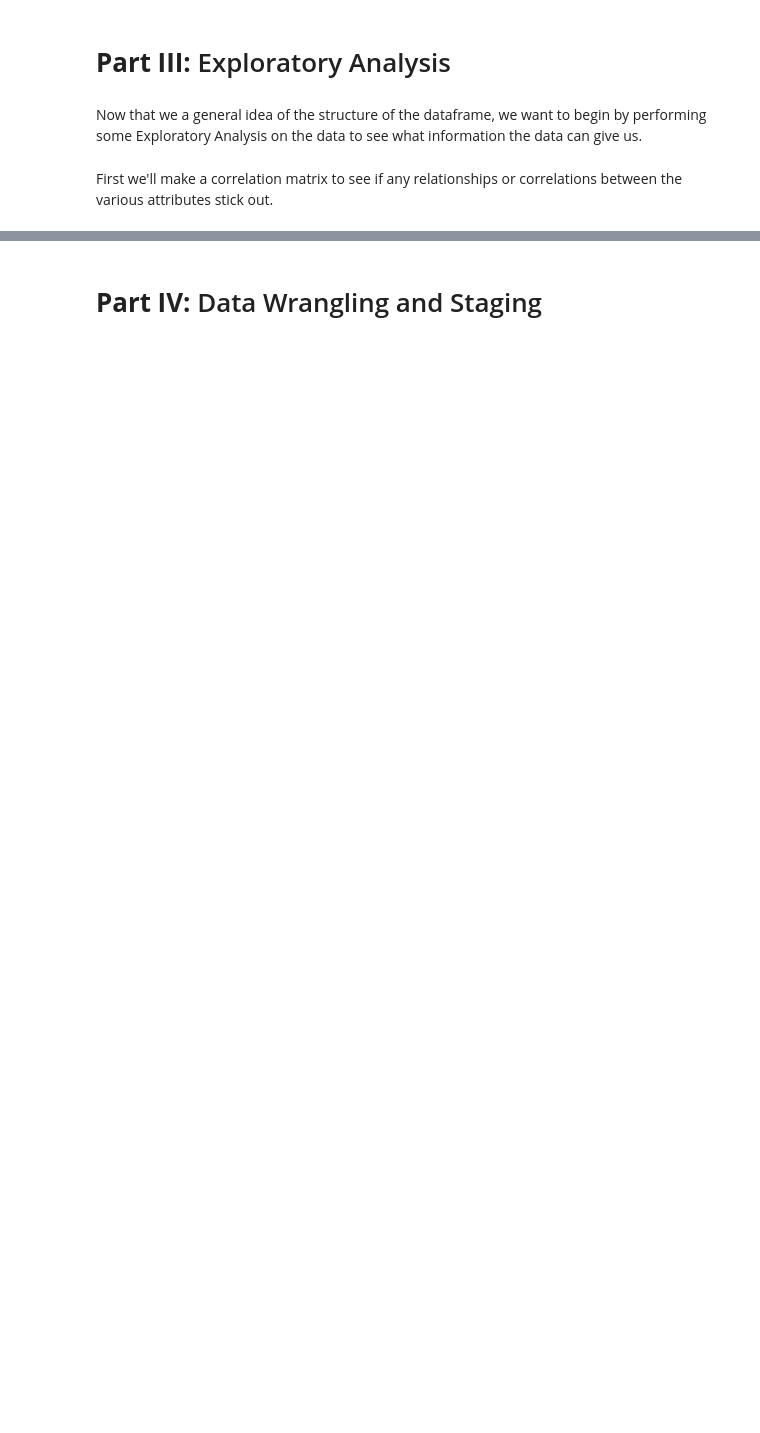
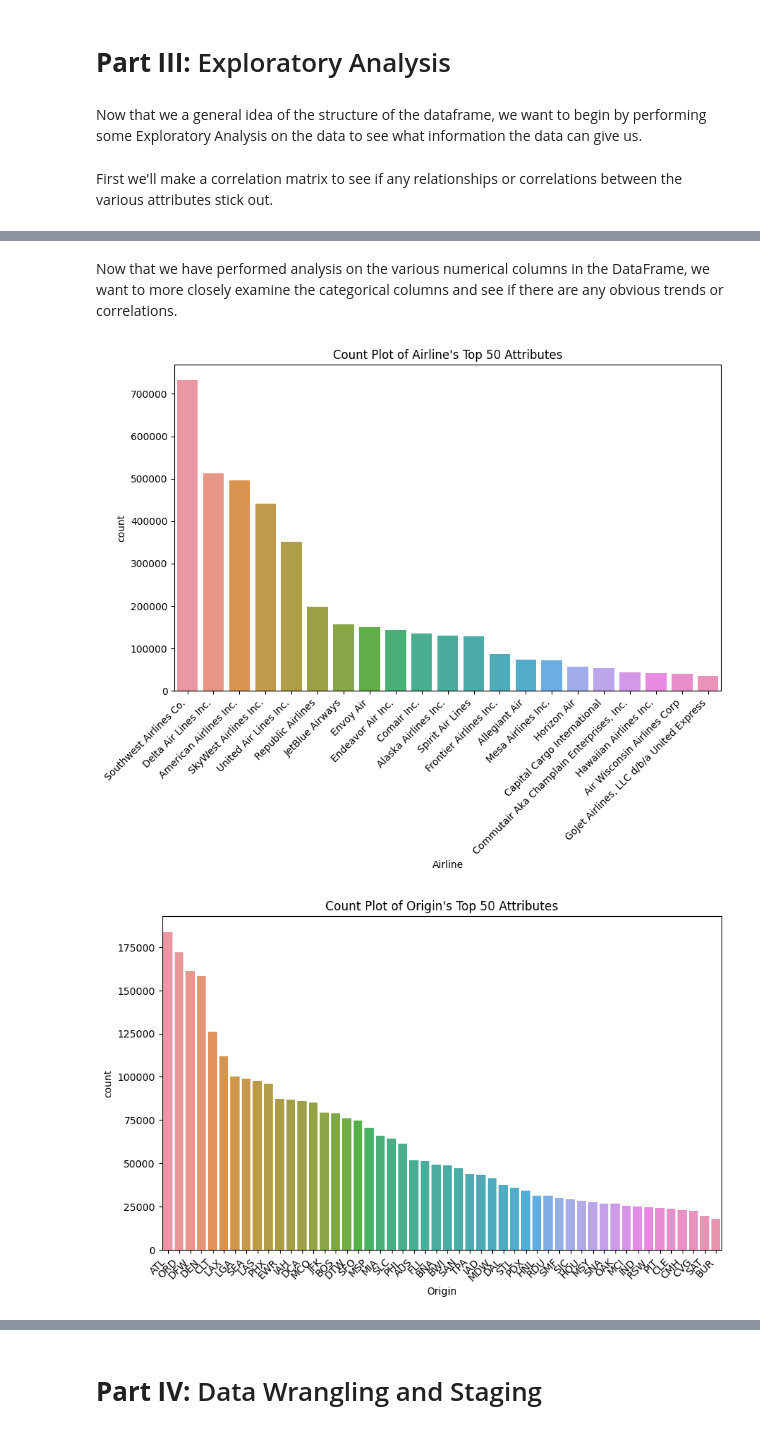
Before and after one commit to lukashchu/flightcancellations, a Jupyter notebook: cis5450fa23_final_project.ipynb, the cells around one changed output, grey strips where cells are left out. Drawn from its saved outputs; the diff is of its cells as text; code cells hidden in the pictures; blank space fills up the shorter version.

```diff
--- a/cis5450fa23_final_project.ipynb
+++ b/cis5450fa23_final_project.ipynb
@@ -148,16 +214,16 @@ plt.show()
+# %% [markdown]
+Now that we have performed analysis on the various numerical columns in the DataFrame, we want to more closely examine the categorical columns and see if there are any obvious trends or correlations.
 # %%
-# Display count plots of categorical columns with only the top 50 values on the x-axis
+# Display count plots of categorical columns with top 50 values
 categorical_columns = df.select_dtypes(include=["object"]).columns
 for column in categorical_columns:
-    # Get the top 50 values for the specified column
+    # Plot top 50  values for column
     top_50_values = df[column].value_counts().nlargest(50).index
-
-    # Create a count plot with only the top 50 values on the x-axis
     plt.figure(figsize=(10, 6))
     sns.countplot(x=column, data=df[df[column].isin(top_50_values)], order=top_50_values)
-    plt.title(f"Count Plot of {column} (Top 50)")
-
-    # Improve x-axis label rotation for better readability
+    plt.title(f"Count Plot of {column}'s Top 50 Attributes")
     plt.xticks(rotation=45, ha="right")
-
     plt.show()
+# %% [output]
+[figure, added]
+[figure, added]
```
Also changed, not shown: parts of 100 cells of this notebook, 1 other file.
